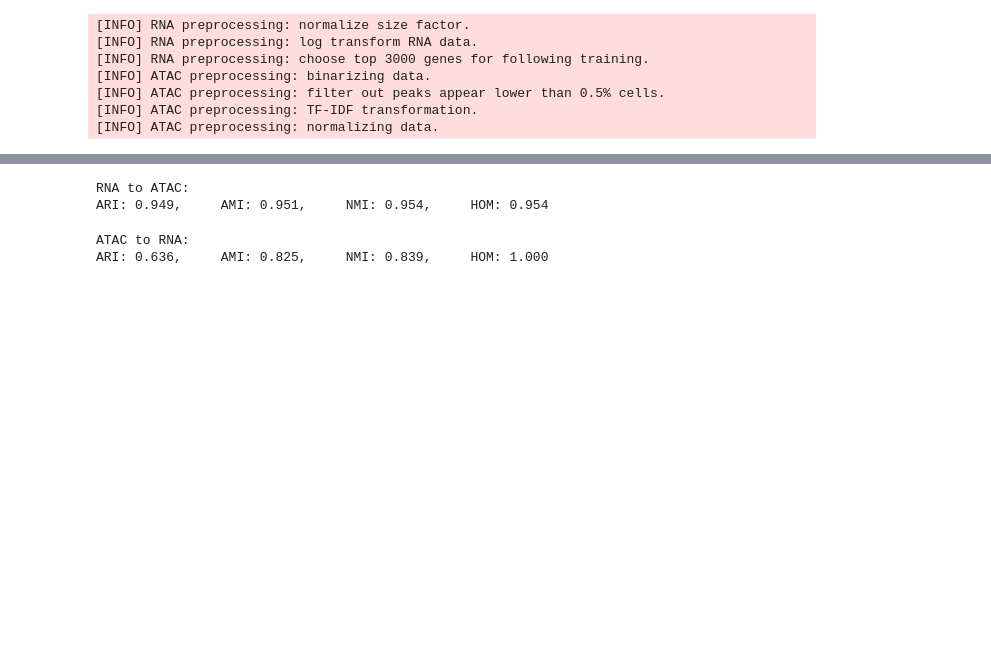
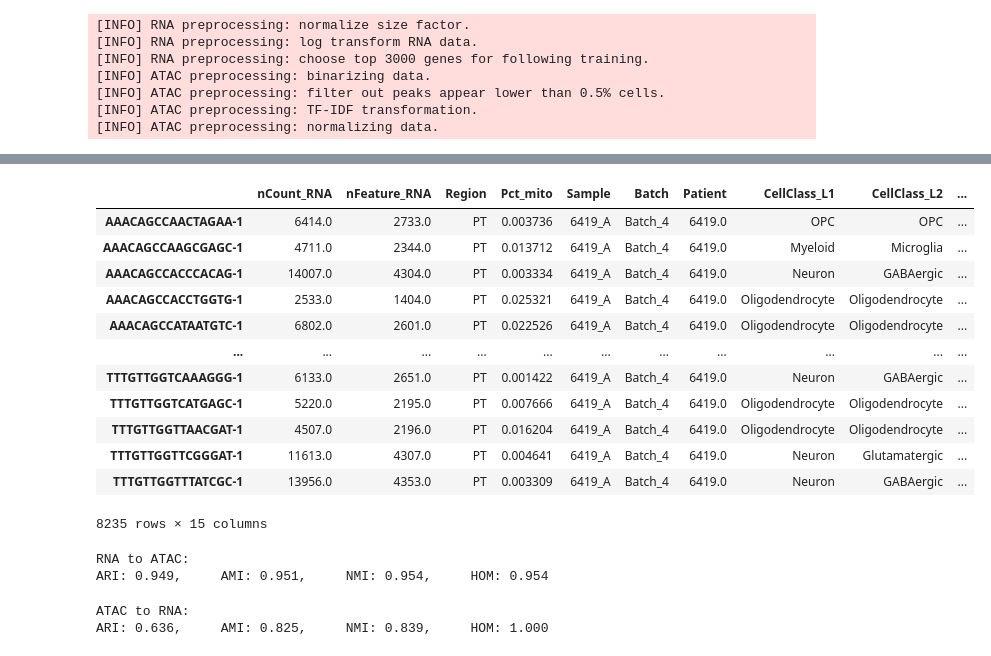
Before and after one commit to sglnat/benchmarking-scButterfly, a Jupyter notebook: scbutterfly/scButterfly_Glioblastoma_paired.ipynb, the cells around one changed output, grey strips where cells are left out. Saved outputs shown, nothing was run; the diff lists cells and outputs as text; code cells hidden in the pictures; blank space fills up the shorter version.

```diff
--- a/scbutterfly/scButterfly_Glioblastoma_paired.ipynb
+++ b/scbutterfly/scButterfly_Glioblastoma_paired.ipynb
@@ -169,3 +176,19 @@ sc.pl.tsne(A2R_predict, color=['cell_type', 'leiden'], legend_loc='on data', leg
+# %%
+ATAC_6419_A.obs
+# %% [output]
+|  | nCount_RNA | nFeature_RNA | Region | Pct_mito | Sample | Batch | Patient | CellClass_L1 | CellClass_L2 | ... |
+| AAACAGCCAACTAGAA-1 | 6414.0 | 2733.0 | PT | 0.003736 | 6419_A | Batch_4 | 6419.0 | OPC | OPC | ... |
+| AAACAGCCAAGCGAGC-1 | 4711.0 | 2344.0 | PT | 0.013712 | 6419_A | Batch_4 | 6419.0 | Myeloid | Microglia | ... |
+| AAACAGCCACCCACAG-1 | 14007.0 | 4304.0 | PT | 0.003334 | 6419_A | Batch_4 | 6419.0 | Neuron | GABAergic | ... |
+| AAACAGCCACCTGGTG-1 | 2533.0 | 1404.0 | PT | 0.025321 | 6419_A | Batch_4 | 6419.0 | Oligodendrocyte | Oligodendrocyte | ... |
+| AAACAGCCATAATGTC-1 | 6802.0 | 2601.0 | PT | 0.022526 | 6419_A | Batch_4 | 6419.0 | Oligodendrocyte | Oligodendrocyte | ... |
+| ... | ... | ... | ... | ... | ... | ... | ... | ... | ... | ... |
+| TTTGTTGGTCAAAGGG-1 | 6133.0 | 2651.0 | PT | 0.001422 | 6419_A | Batch_4 | 6419.0 | Neuron | GABAergic | ... |
+| TTTGTTGGTCATGAGC-1 | 5220.0 | 2195.0 | PT | 0.007666 | 6419_A | Batch_4 | 6419.0 | Oligodendrocyte | Oligodendrocyte | ... |
+| TTTGTTGGTTAACGAT-1 | 4507.0 | 2196.0 | PT | 0.016204 | 6419_A | Batch_4 | 6419.0 | Oligodendrocyte | Oligodendrocyte | ... |
+| TTTGTTGGTTCGGGAT-1 | 11613.0 | 4307.0 | PT | 0.004641 | 6419_A | Batch_4 | 6419.0 | Neuron | Glutamatergic | ... |
+| TTTGTTGGTTTATCGC-1 | 13956.0 | 4353.0 | PT | 0.003309 | 6419_A | Batch_4 | 6419.0 | Neuron | GABAergic | ... |
+8235 rows × 15 columns
 # %%
 ARI, AMI, NMI, HOM = calculate_cluster_index(R2A_predict)
 print('RNA to ATAC:\nARI: %.3f, \tAMI: %.3f, \tNMI: %.3f, \tHOM: %.3f' % (ARI, AMI, NMI, HOM))
```
Also changed, not shown: parts of 18 cells of this notebook.
